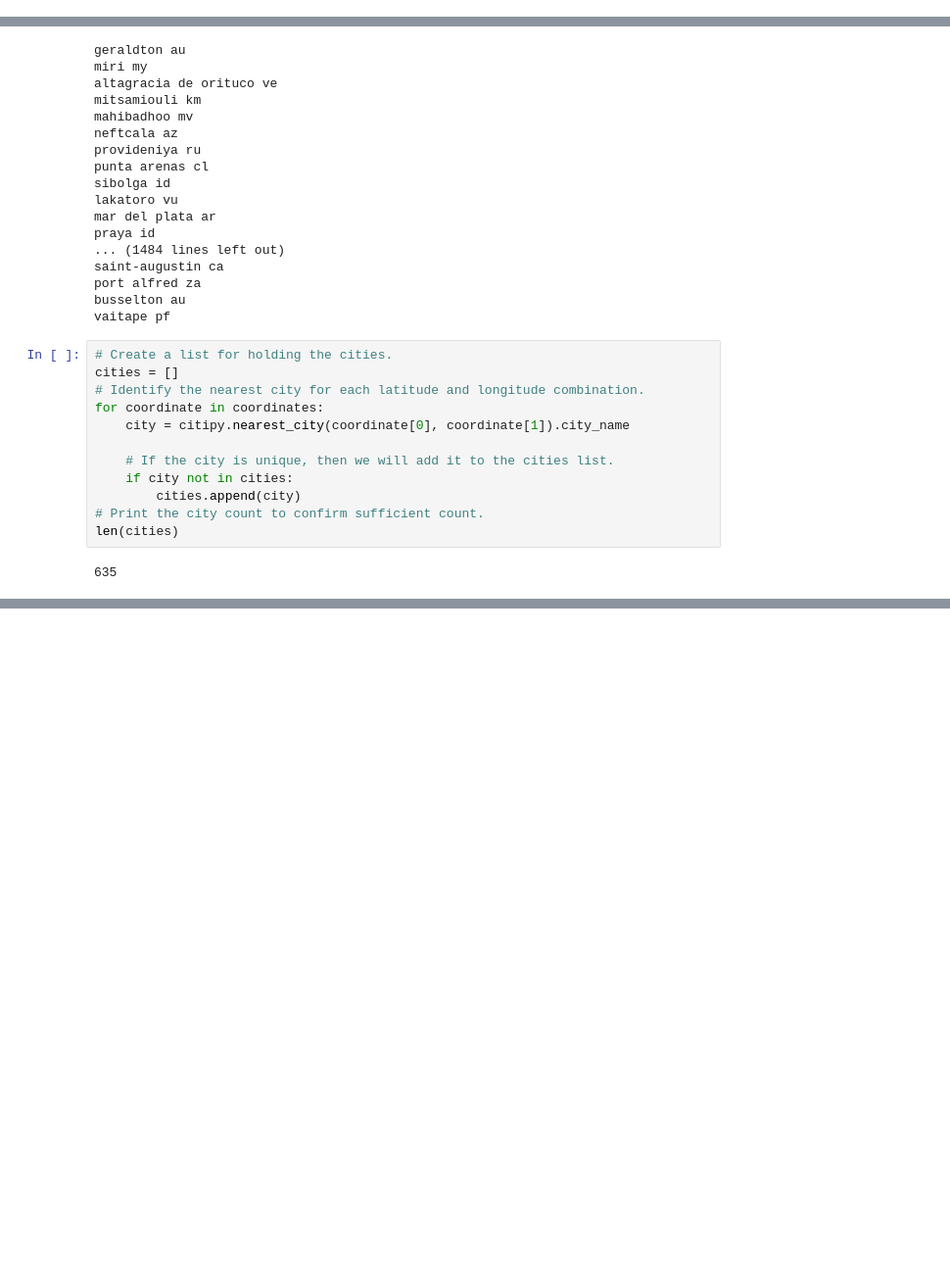
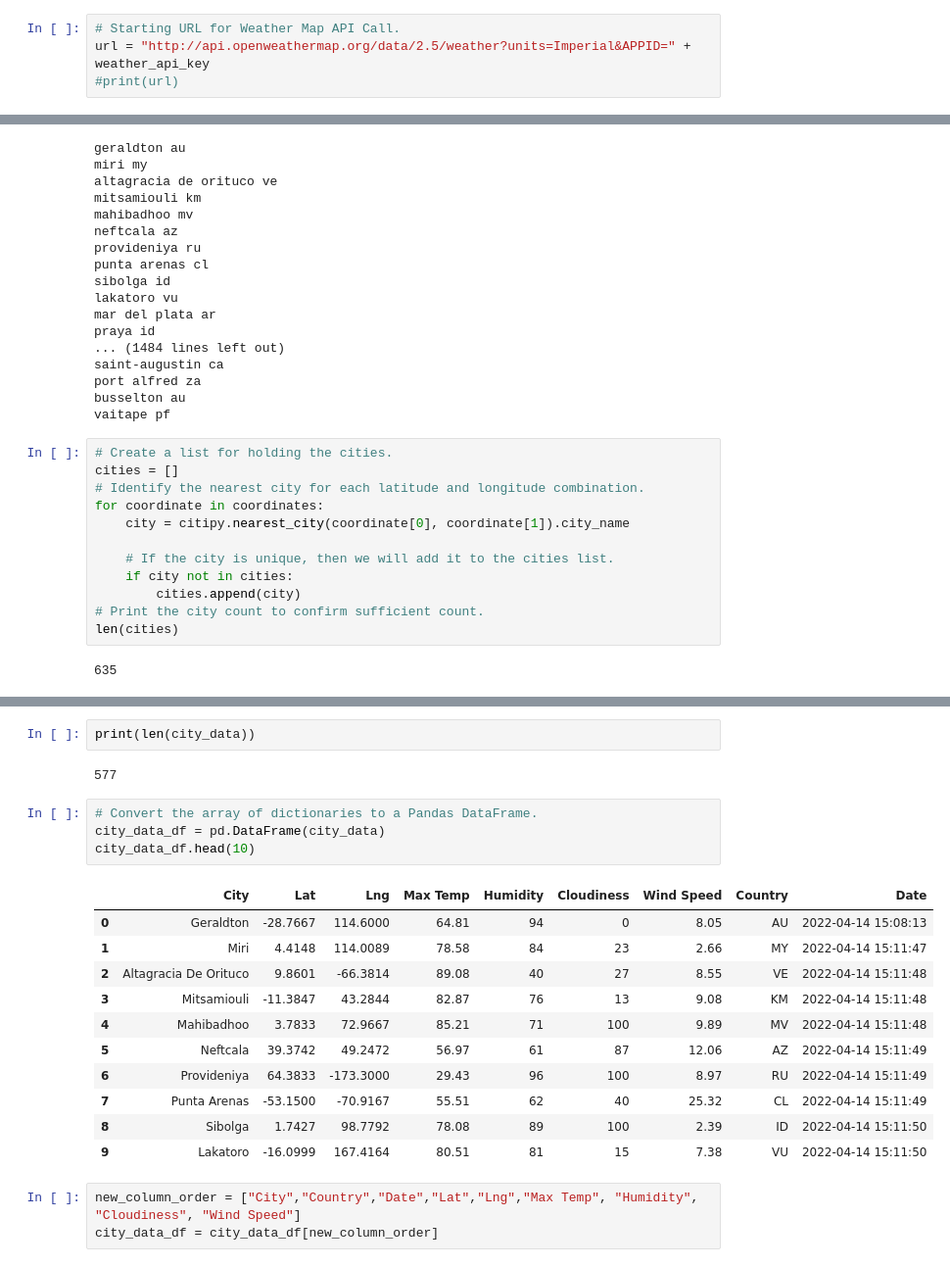
Before and after one commit to DCF0708/World_Weather_Analysis, a Jupyter notebook: WeatherPy.ipynb, the cells around one changed output, grey strips where cells are left out. Shown at 98% size. Saved outputs shown, nothing was run; the diff lists cells and outputs as text; blank space fills up the shorter version.

Commit message:
Modify .gitignore, retreive, format, and commit weather_data to csv

```diff
--- a/WeatherPy.ipynb
+++ b/WeatherPy.ipynb
@@ -6,3 +16,7 @@ import numpy as np
+# %%
+# Starting URL for Weather Map API Call.
+url = "http://api.openweathermap.org/data/2.5/weather?units=Imperial&APPID=" + weather_api_key
+#print(url)
 # %%
 # Create a set of random latitude and longitude combinations.
 lats = np.random.uniform(low=-90.000, high=90.000, size=1500)
@@ -55,0 +150,23 @@ len(cities)
+# %%
+print(len(city_data))
+# %% [output]
+577
+# %%
+# Convert the array of dictionaries to a Pandas DataFrame.
+city_data_df = pd.DataFrame(city_data)
+city_data_df.head(10)
+# %% [output]
+|  | City | Lat | Lng | Max Temp | Humidity | Cloudiness | Wind Speed | Country | Date |
+| 0 | Geraldton | -28.7667 | 114.6000 | 64.81 | 94 | 0 | 8.05 | AU | 2022-04-14 15:08:13 |
+| 1 | Miri | 4.4148 | 114.0089 | 78.58 | 84 | 23 | 2.66 | MY | 2022-04-14 15:11:47 |
+| 2 | Altagracia De Orituco | 9.8601 | -66.3814 | 89.08 | 40 | 27 | 8.55 | VE | 2022-04-14 15:11:48 |
+| 3 | Mitsamiouli | -11.3847 | 43.2844 | 82.87 | 76 | 13 | 9.08 | KM | 2022-04-14 15:11:48 |
+| 4 | Mahibadhoo | 3.7833 | 72.9667 | 85.21 | 71 | 100 | 9.89 | MV | 2022-04-14 15:11:48 |
+| 5 | Neftcala | 39.3742 | 49.2472 | 56.97 | 61 | 87 | 12.06 | AZ | 2022-04-14 15:11:49 |
+| 6 | Provideniya | 64.3833 | -173.3000 | 29.43 | 96 | 100 | 8.97 | RU | 2022-04-14 15:11:49 |
+| 7 | Punta Arenas | -53.1500 | -70.9167 | 55.51 | 62 | 40 | 25.32 | CL | 2022-04-14 15:11:49 |
+| 8 | Sibolga | 1.7427 | 98.7792 | 78.08 | 89 | 100 | 2.39 | ID | 2022-04-14 15:11:50 |
+| 9 | Lakatoro | -16.0999 | 167.4164 | 80.51 | 81 | 15 | 7.38 | VU | 2022-04-14 15:11:50 |
+# %%
+new_column_order = ["City","Country","Date","Lat","Lng","Max Temp", "Humidity", "Cloudiness", "Wind Speed"]
+city_data_df = city_data_df[new_column_order]
```
Also changed, not shown: parts of 4 cells of this notebook, 3 other files.
